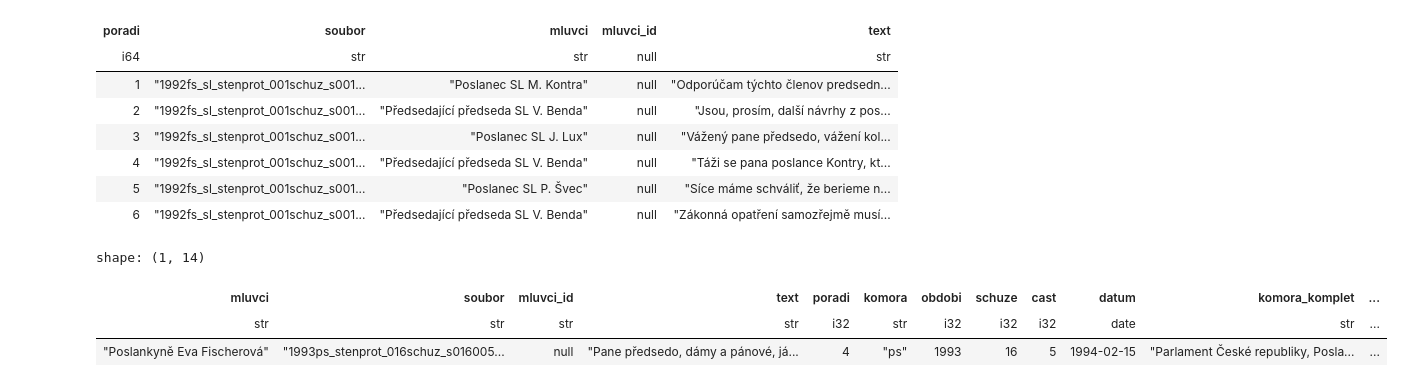
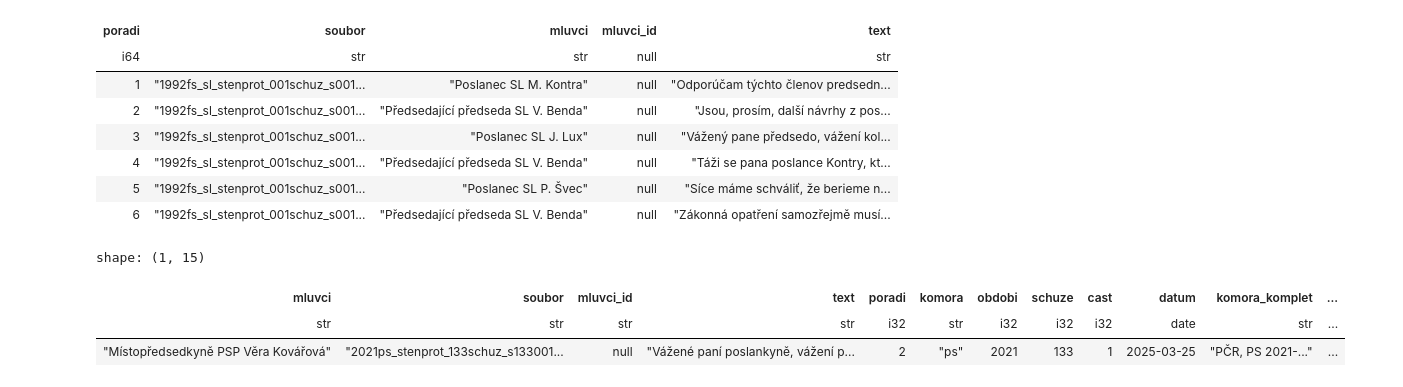
Before and after one commit to DataRozhlas/stenoprotokoly, a Jupyter notebook: 004_testy.ipynb, the cells around one changed output. Drawn from its saved outputs; the diff is of its cells as text; code cells hidden in the pictures.

```diff
--- a/004_testy.ipynb
+++ b/004_testy.ipynb
@@ -7,7 +7,7 @@ pl.Config.set_tbl_width_chars(200)
 # %% [output]
 polars.config.Config
 # %%
-df = pl.read_parquet("data/projevy.parquet")
+df = pl.read_parquet("data/projevy.parquet").with_columns(pl.col('text').str.len_bytes().alias('delka_textu'))
 # %%
 len(df)
 # %% [output]
@@ -103,12 +235,12 @@ shape: (6, 5)
 | 5 | "1992fs_sl_stenprot_001schuz_s001... | "Poslanec SL P. Švec" | null | "Síce máme schváliť, že berieme n... |
 | 6 | "1992fs_sl_stenprot_001schuz_s001... | "Předsedající předseda SL V. Benda" | null | "Zákonná opatření samozřejmě musí... |
 # %%
-df.filter(pl.col('text').str.contains(' Je to pro mnohé věk'))
+df.filter(pl.col('text').str.contains('zahajuji 133. schůzi'))
 # %% [output]
-shape: (1, 14)
+shape: (1, 15)
 | mluvci | soubor | mluvci_id | text | poradi | komora | obdobi | schuze | cast | datum | komora_komplet | ... |
 | str | str | str | str | i32 | str | i32 | i32 | i32 | date | str | ... |
-| "Poslankyně Eva Fischerová" | "1993ps_stenprot_016schuz_s016005... | null | "Pane předsedo, dámy a pánové, já... | 4 | "ps" | 1993 | 16 | 5 | 1994-02-15 | "Parlament České republiky, Posla... | ... |
+| "Místopředsedkyně PSP Věra Kovářová" | "2021ps_stenprot_133schuz_s133001... | null | "Vážené paní poslankyně, vážení p... | 2 | "ps" | 2021 | 133 | 1 | 2025-03-25 | "PČR, PS 2021-..." | ... |
 # %%
 df.filter(pl.col('soubor').str.contains('1993ps_stenprot_016schuz_s016005.htm'))
 # %% [output]
```
Also changed, not shown: parts of 32 cells of this notebook, 6 other files.
